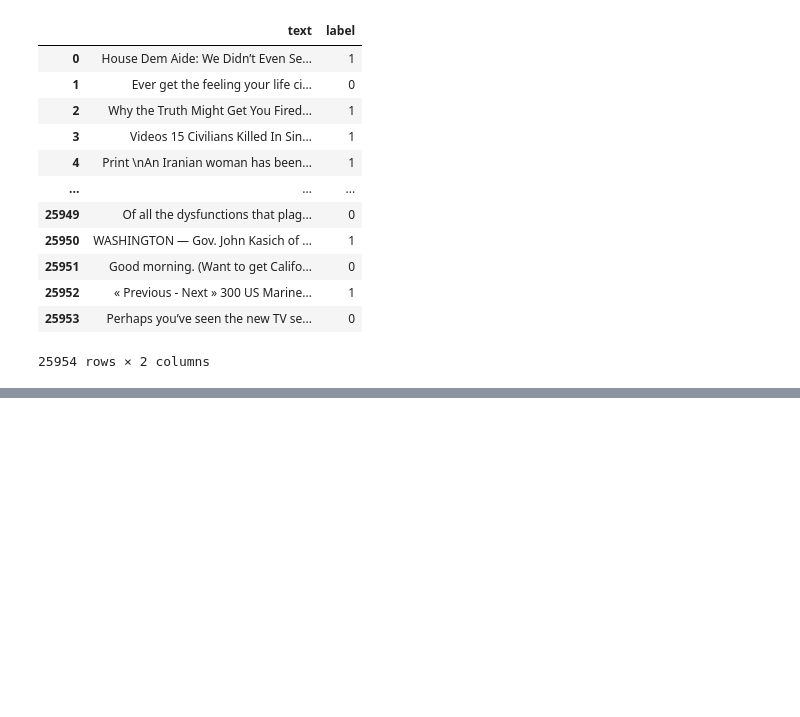
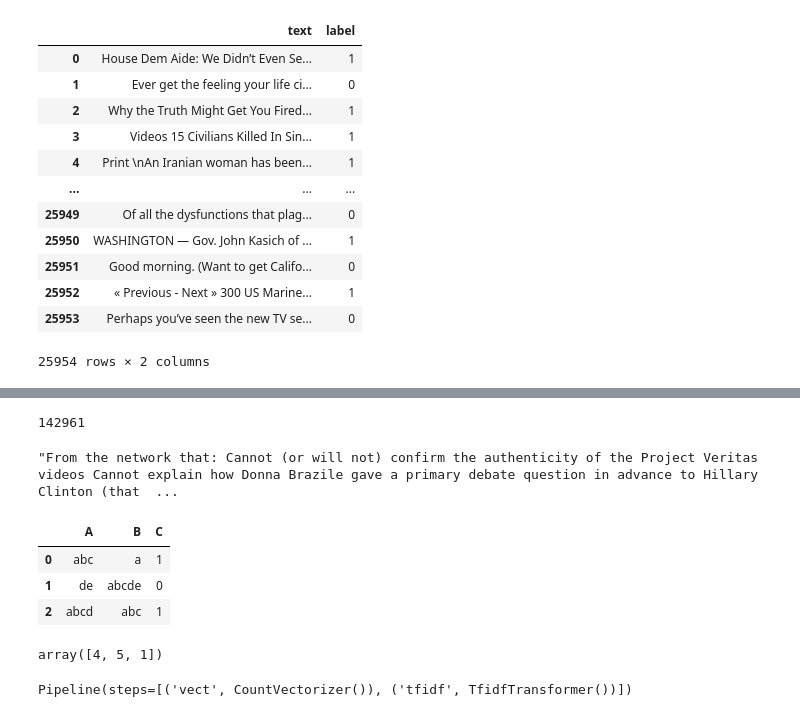
Before and after one commit to bestmatthew/fakenews, a Jupyter notebook: Attempt dose.ipynb, the cells around one changed output, grey strips where cells are left out. Cells and saved outputs as stored; diff of their text form; code cells hidden in the pictures; blank space fills up the shorter version.

```diff
--- a/Attempt dose.ipynb
+++ b/Attempt dose.ipynb
@@ -918,0 +826,21 @@ articles
+# %%
+howlong
+# %% [output]
+142961
+# %%
+X_train.iloc[1]
+# %% [output]
+"From the network that: Cannot (or will not) confirm the authenticity of the Project Veritas videos Cannot explain how Donna Brazile gave a primary debate question in advance to Hillary Clinton (that  ...
+# %%
+df = pd.DataFrame({'A': ['abc', 'de', 'abcd'],
+                   'B': ['a', 'abcde', 'abc'],
+                   'C': [1, 0, 1]})
+
+measurer = np.vectorize(len)
+# %%
+df
+# %% [output]
+|  | A | B | C |
+| 0 | abc | a | 1 |
+| 1 | de | abcde | 0 |
+| 2 | abcd | abc | 1 |
@@ -918,0 +849,4 @@ articles
+# %%
+res1
+# %% [output]
+array([4, 5, 1])
@@ -918,0 +864,4 @@ articles
+# %%
+pipe
+# %% [output]
+Pipeline(steps=[('vect', CountVectorizer()), ('tfidf', TfidfTransformer())])
```
Also changed, not shown: parts of 65 cells of this notebook.
